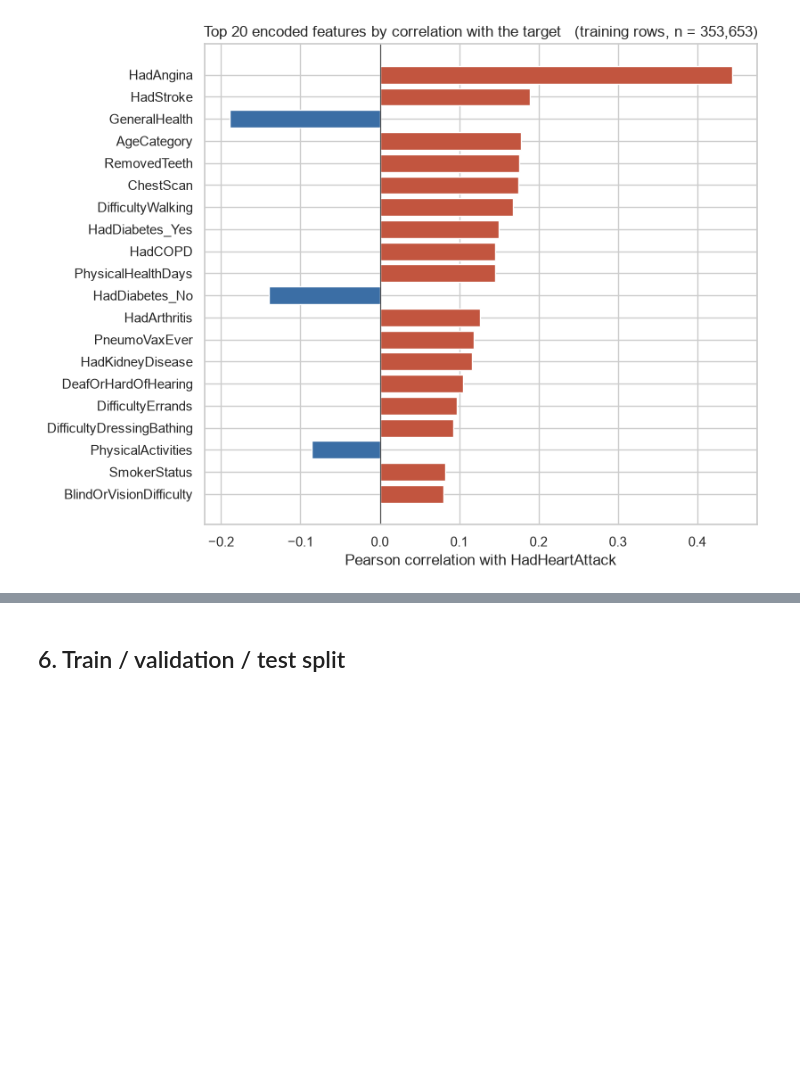
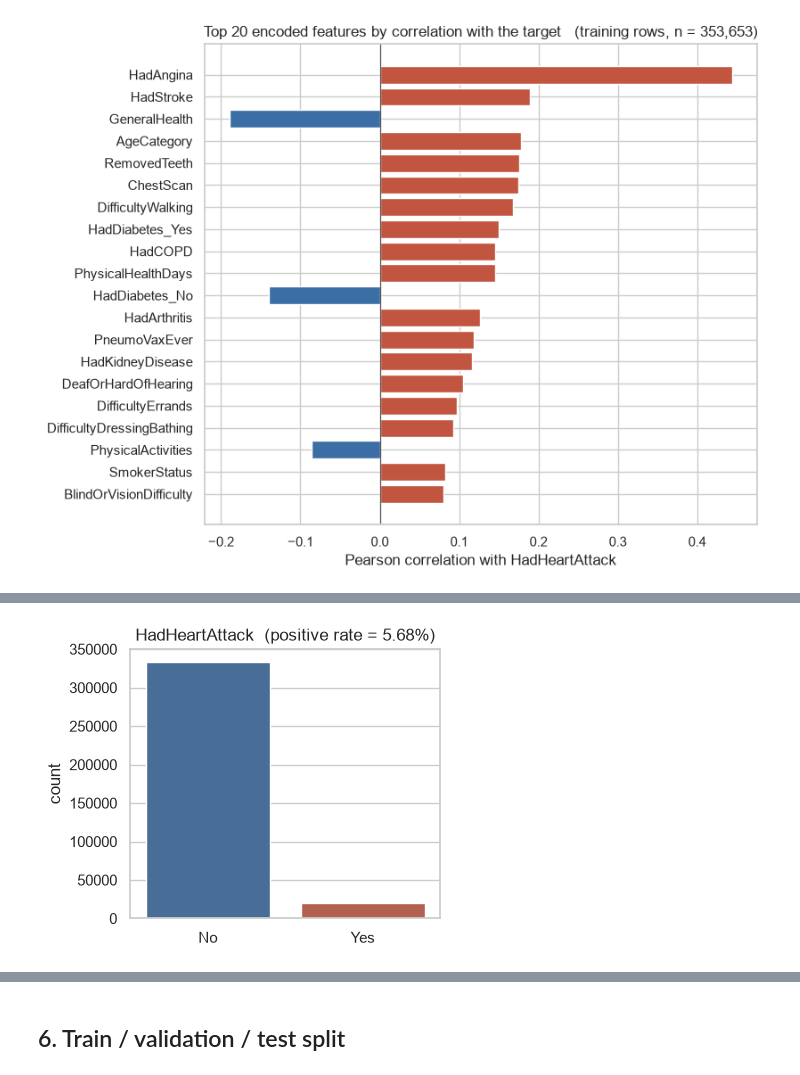
Before and after one commit to Break-Through-Tech/Healthcare-2A-predicting-heart-disease-risk-from-health-survey-indicators, a Jupyter notebook: Notebooks/milestone1_eda_starter.ipynb, the cells around one changed output, grey strips where cells are left out. Drawn from its saved outputs; the diff is of its cells as text; code cells hidden in the pictures; blank space fills up the shorter version.

```diff
--- a/Notebooks/milestone1_eda_starter.ipynb
+++ b/Notebooks/milestone1_eda_starter.ipynb
@@ -455,0 +534,10 @@ df[numeric_cols].describe().T  # mean, std, min, max, quartiles for every numeri
+# %%
+# Univariate: the target itself (class balance matters for metrics later)
+rate = train['target'].mean()
+fig, ax = plt.subplots(figsize=(4, 3.5))
+sns.countplot(x=train['target'].map({0: 'No', 1: 'Yes'}), order=['No', 'Yes'], ax=ax, palette=['#3b6ea5', '#c2553f'], hue=train['target'].map({0: 'No', 1: 'Yes'}), legend=False)
+ax.set_title(f'HadHeartAttack  (positive rate = {rate:.2%})')
+ax.set_xlabel('')
+plt.show()
+# %% [output]
+[figure, added]
```
Also changed, not shown: parts of 9 cells of this notebook.
